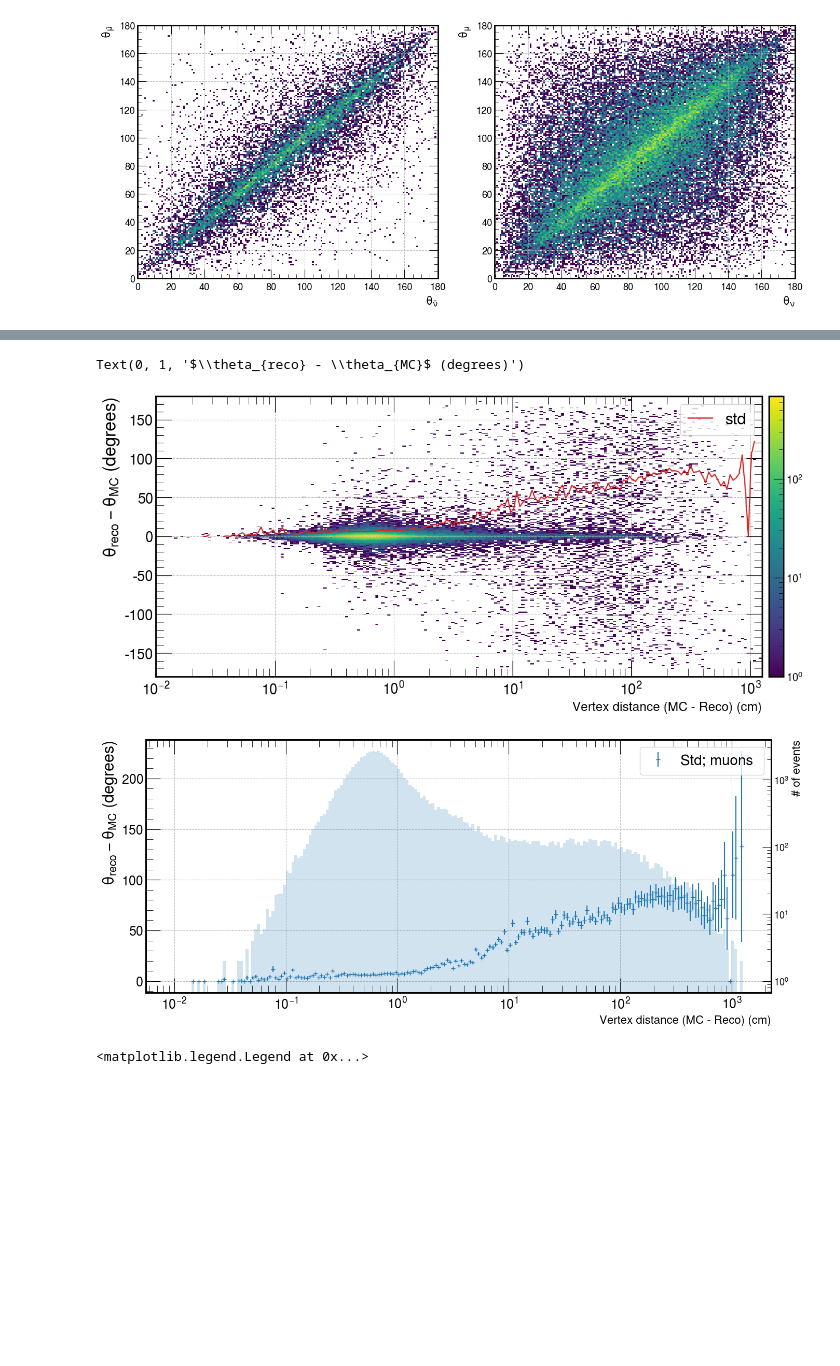
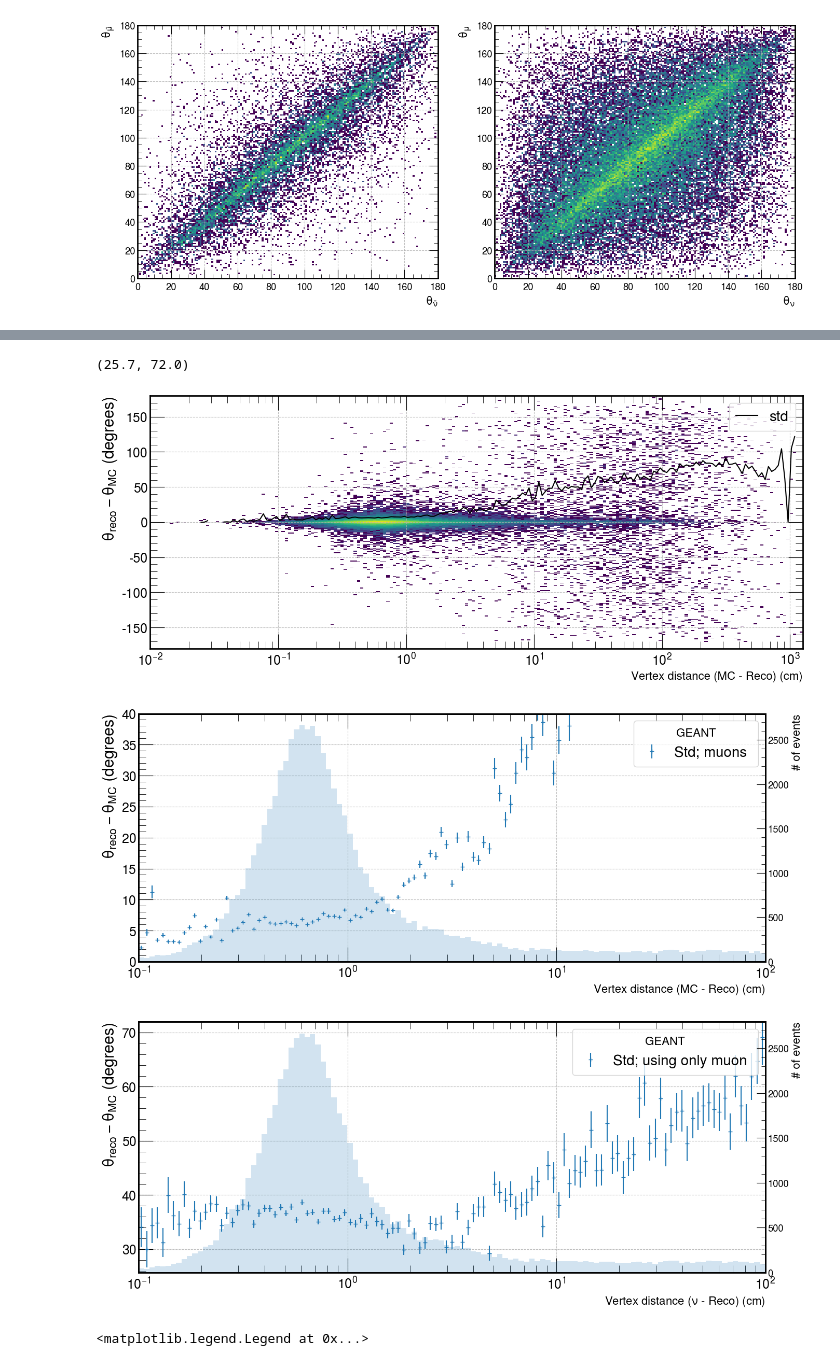
Before and after one commit to hvsouza/apc_atmo_repo, a Jupyter notebook: personal/Henrique/Analysis/atmo_50k_AV_2.5_random/angle_analysis_zenith.ipynb, the cells around one changed output, grey strips where cells are left out. Saved outputs shown, nothing was run; the diff lists cells and outputs as text; code cells hidden in the pictures; blank space fills up the shorter version.

```diff
--- a/personal/Henrique/Analysis/atmo_50k_AV_2.5_random/angle_analysis_zenith.ipynb
+++ b/personal/Henrique/Analysis/atmo_50k_AV_2.5_random/angle_analysis_zenith.ipynb
@@ -175,23 +179,26 @@ def plot_zenith_vs_energy(df:pl.DataFrame, binsx, varx='enu_truth', vary='zenith
     ax.tick_params(which='minor',size=10)
     ax.set_ylabel(r'$\sigma_{\theta_{final} - \theta_\nu}$ (degrees)', fontsize=22)
     ax.set_xscale('log')
-    plt.axhline(20,ls='--',c='gray')
+    # plt.axhline(20,ls='--',c='gray')
     legend = plt.legend(loc='upper right', fontsize=20)
+    legend.set_title("GEANT")
     plt.xlim(0.1,100)
     if plot_n_events:
         ax2 = ax.twinx()
         ax2.hist(binsx[:-1], binsx, weights=counts, alpha=0.2)
         ax2.set_ylabel(rf'# of events')
         ax2.grid(False)
-        ax2.set_yscale('log')
+        # ax2.set_yscale('log')
     plt.sca(ax)
 
 binsx = np.logspace(-1,2,100)
 binsy = np.linspace(-180,180,300)
-plot_zenith_vs_energy(longest_mu, binsx, markersize=10, label='Std; Using longest track tagged as muon (Reco)', color='k', plot_n_events=False)#j, fmt='o')
-plot_zenith_vs_energy(g_only_mu, binsx,  markersize=10, label='Std; Using only muon', color='C3', plot_n_events=False)
-plot_zenith_vs_energy(g_all_minus_n, binsx,  markersize=10, label='Std; Not using neutrons', color='C2')
-plot_zenith_vs_energy(g_all_particles, binsx, markersize=10, label='Std; Using all particles')#j, fmt='o')
+# plot_zenith_vs_energy(longest_mu, binsx, markersize=10, label='Longest track', color='k', plot_n_events=False)#j, fmt='o')
+# plt.figure(figsize=(6*1.5,5*1.5))
+plot_zenith_vs_energy(g_only_mu, binsx,  markersize=10, label='Muon only', color='C3', plot_n_events=False)
+plot_zenith_vs_energy(g_all_minus_n, binsx,  markersize=10, label='All particles except neutrons', color='C2')
+plot_zenith_vs_energy(g_all_particles, binsx, markersize=10, label='All particles')#j, fmt='o')
 plt.xlabel(r'True $E_\nu$ (GeV)', fontsize=22)
 plt.ylim(bottom=0)
+plt.savefig("angular_reco_geant.png", format='png', bbox_inches="tight", dpi=200)
 # %% [output]
@@ -283,30 +314,32 @@ plot_zenith_vs_energy_2d(test_mu, binsx, binsy, varx='enu_truth', vary='zenith_g
 # %%
 test_vtx = test_mu.with_columns(
     vtxdist = (
         (pl.col('nuvtxx_truth') - pl.col('nuvtxx'))**2 +
         (pl.col('nuvtxy_truth') - pl.col('nuvtxy'))**2 +
         (pl.col('nuvtxz_truth') - pl.col('nuvtxz'))**2
     ).sqrt(),
     zenith_diff = (pl.col('zenith_reco')- pl.col('zenith_truth'))
 )
 binsdist = np.logspace(-2,3.1,200)
 plot_zenith_vs_energy_2d(test_vtx, binsdist, binsy, varx='vtxdist', vary='zenith_g_diff')
 plt.xscale('log')
 plt.xlabel('Vertex distance (MC - Reco) (cm)')
 plt.ylabel(r'$\theta_{reco} - \theta_{MC}$ (degrees)')
 plt.figure()
 plot_zenith_vs_energy(test_vtx, binsdist, varx='vtxdist', vary='zenith_g_diff', label='Std; muons ' , plot_n_events=True)
 plt.xlabel('Vertex distance (MC - Reco) (cm)')
 plt.ylabel(r'$\theta_{reco} - \theta_{MC}$ (degrees)')
-# plt.ylim(0,40)
-# plt.figure()
-# plot_zenith_vs_energy(test_vtx, binsdist, varx='vtxdist', vary='zenith_diff', label='Std; using only muon ' , plot_n_events=True)
-# plt.xlabel(r'Vertex distance ($\nu$ - Reco) (cm)')
-# plt.ylabel(r'$\theta_{reco} - \theta_{MC}$ (degrees)')
+plt.ylim(0,40)
+plt.figure()
+plot_zenith_vs_energy(test_vtx, binsdist, varx='vtxdist', vary='zenith_diff', label='Std; using only muon ' , plot_n_events=True)
+plt.xlabel(r'Vertex distance ($\nu$ - Reco) (cm)')
+plt.ylabel(r'$\theta_{reco} - \theta_{MC}$ (degrees)')
+plt.ylim(25.7, 72)
 # %% [output]
-Text(0, 1, '$\\theta_{reco} - \\theta_{MC}$ (degrees)')
+(25.7, 72.0)
-[figure, old version]
+[figure, new version]
-[figure, old version]
+[figure, new version]
+[figure, added]
 # %%
 from scipy.stats import binned_statistic_2d
 # test_vtx = test_vtx.filter(
```
Also changed, not shown: parts of 7 cells of this notebook, 6 other files.
